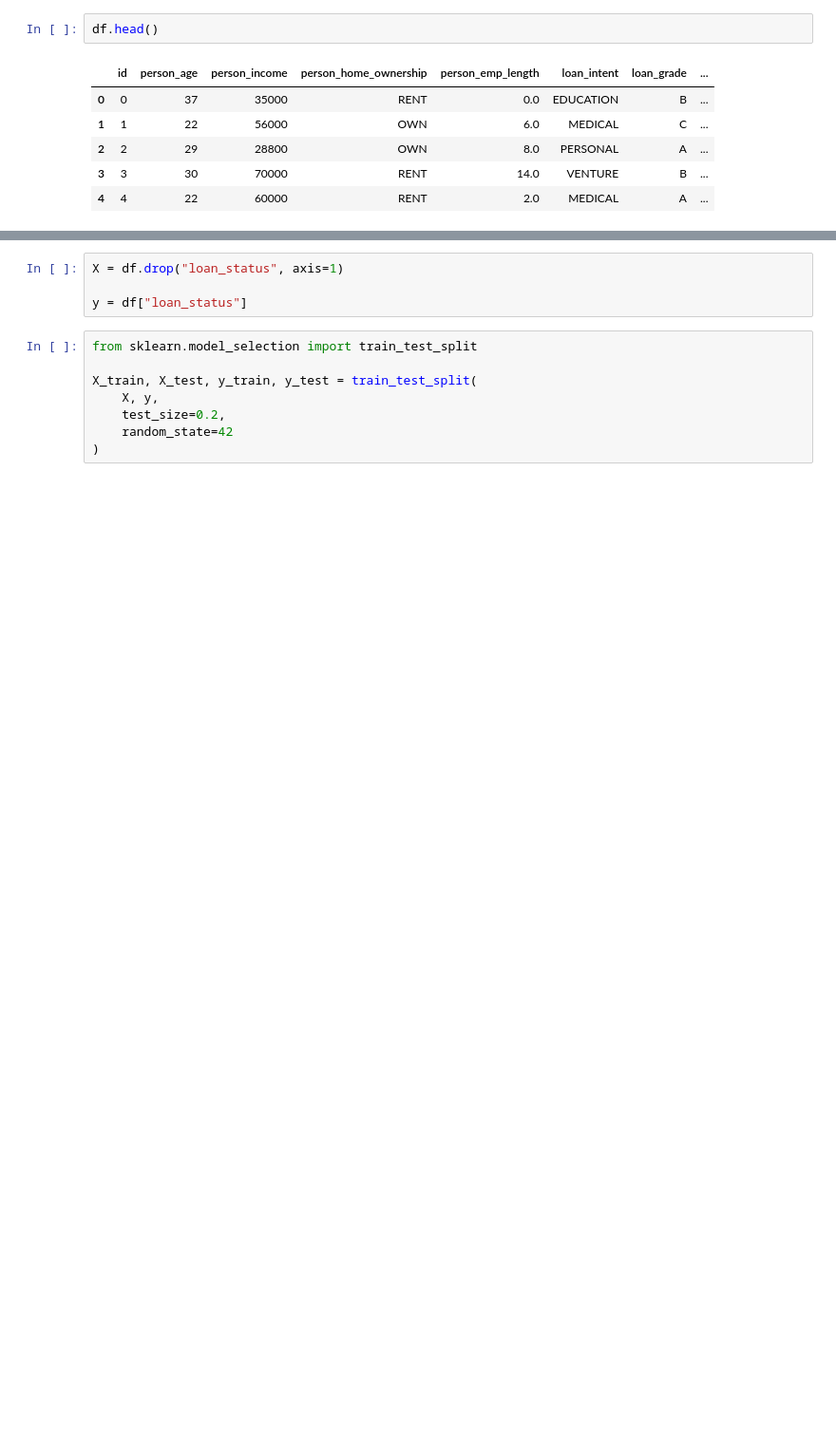
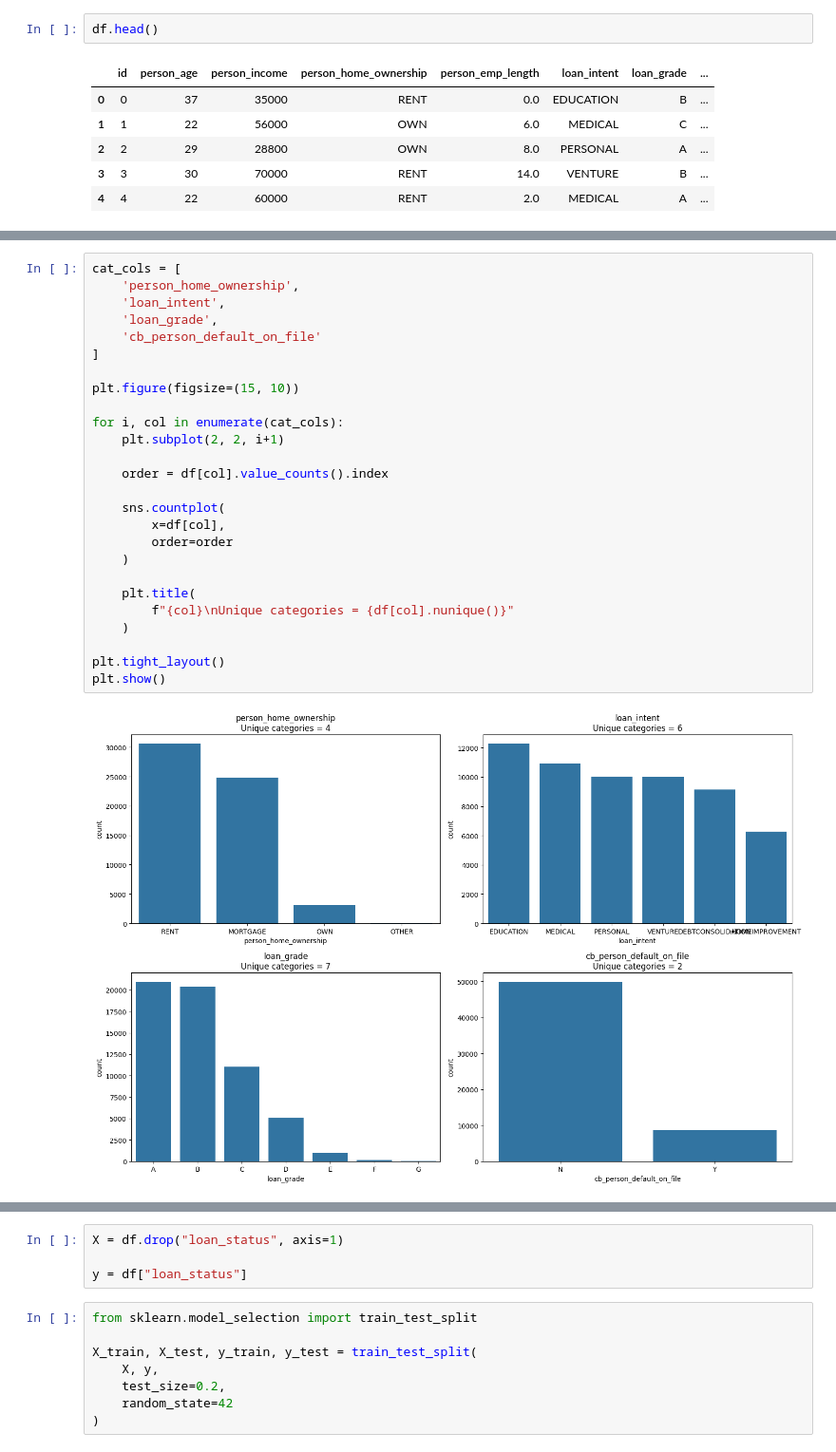
Before and after one commit to sushant758/ML-Exercises, a Jupyter notebook: Loan Approval Prediction.ipynb, the cells around one changed output, grey strips where cells are left out. Shown at 95% size. Saved outputs shown, nothing was run; the diff lists cells and outputs as text; blank space fills up the shorter version.

```diff
--- a/Loan Approval Prediction.ipynb
+++ b/Loan Approval Prediction.ipynb
@@ -78,0 +135,28 @@ df = df.drop(['id'] , axis = 1)
+# %%
+cat_cols = [
+    'person_home_ownership',
+    'loan_intent',
+    'loan_grade',
+    'cb_person_default_on_file'
+]
+
+plt.figure(figsize=(15, 10))
+
+for i, col in enumerate(cat_cols):
+    plt.subplot(2, 2, i+1)
+
+    order = df[col].value_counts().index
+
+    sns.countplot(
+        x=df[col],
+        order=order
+    )
+
+    plt.title(
+        f"{col}\nUnique categories = {df[col].nunique()}"
+    )
+
+plt.tight_layout()
+plt.show()
+# %% [output]
+[figure, added]
```
Also changed, not shown: parts of 177 cells of this notebook.
